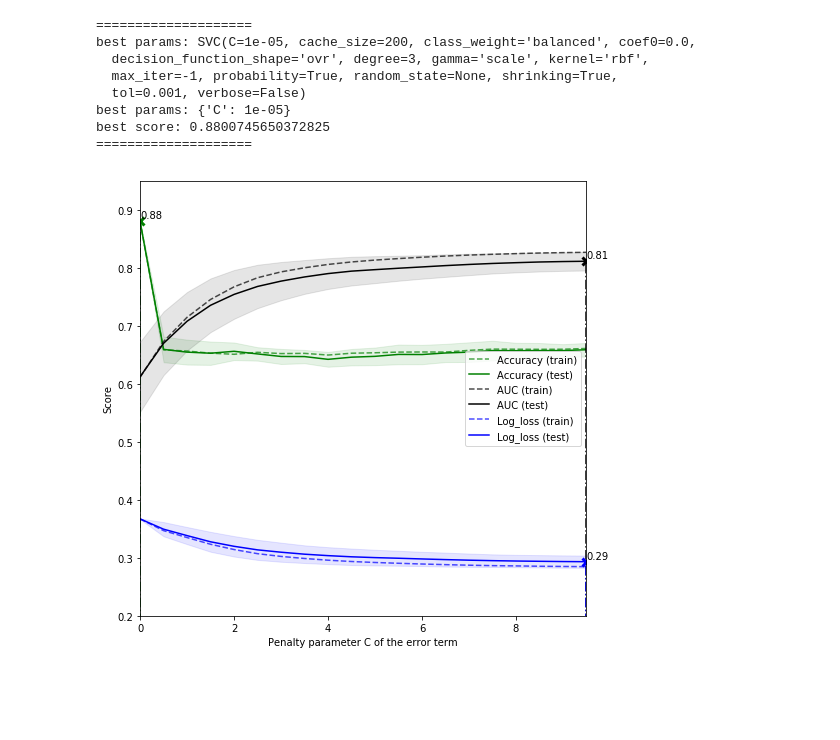
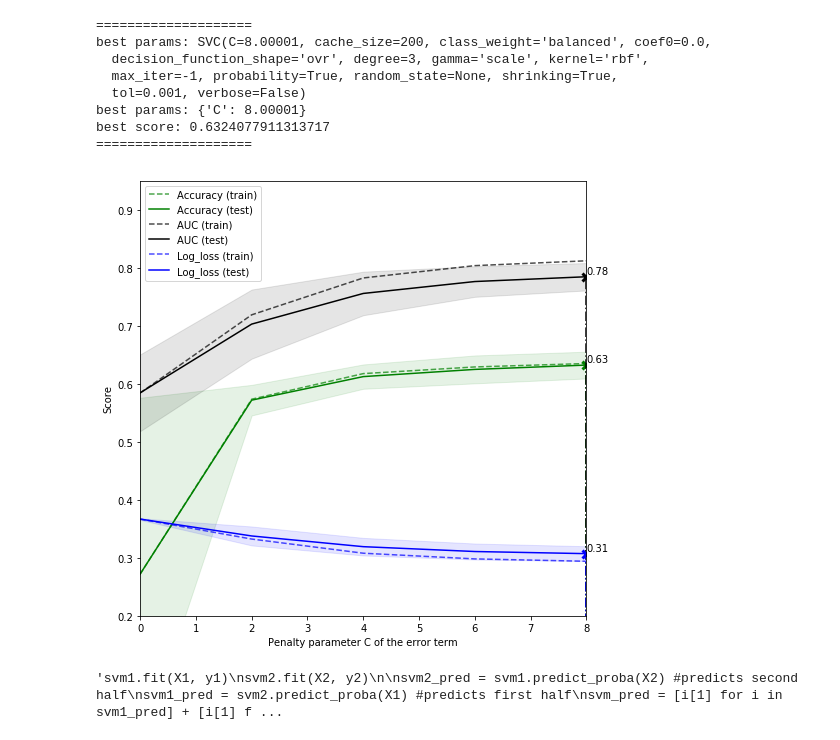
Before and after one commit to laksannathan/maximal-representative-sampling, a Jupyter notebook: src/Discriminative Learning For MRS.ipynb, the cells around one changed output. Saved outputs shown, nothing was run; the diff lists cells and outputs as text; code cells hidden in the pictures; blank space fills up the shorter version.

```diff
--- a/src/Discriminative Learning For MRS.ipynb
+++ b/src/Discriminative Learning For MRS.ipynb
@@ -39,12 +39,13 @@ gesis.drop(columns=drop, axis=1, inplace=True)
 
 df = pd.concat([gesis, gbs])
 df.to_csv(os.path.join(path, 'data/gbs_and_gesis.csv'), encoding = "ISO-8859-1", index= False)
-#df1 = pd.concat([gesis.head(2124), gbs.head(289)])
+df1 = pd.concat([gesis.head(2124), gbs.head(289)])
+df2 = pd.concat([gesis.tail(2125), gbs.tail(290)])
 # %%
 #grid search code from: https://www.kaggle.com/mnassrib/titanic-logistic-regression-with-python
 
-y = df.Umfrage
-X = df.drop(columns=['Umfrage'], axis=1).copy()
+y = df1.Umfrage
+X = df1.drop(columns=['Umfrage'], axis=1).copy()
 
 param_grid = {'C': np.arange(1e-05, 3, 0.1)}
 scoring = {'Accuracy': 'accuracy', 'AUC': 'roc_auc', 'Log_loss': 'neg_log_loss'}
@@ -115,10 +116,11 @@ best score: 0.6988400994200498
 
 from sklearn import svm
 
-y = df.Umfrage
-X = df.drop(columns=['Umfrage'], axis=1).copy()
+y = df1.Umfrage
+X = df1.drop(columns=['Umfrage'], axis=1).copy()
 
-param_grid = {'C': np.arange(1e-05, 10, 0.5)}
+#param_grid = {'C': np.arange(1e-05, 10, 0.1)}
+param_grid = {'C': np.arange(1e-05, 10, 2)}
 scoring = {'Accuracy': 'accuracy', 'AUC': 'roc_auc', 'Log_loss': 'neg_log_loss'}
 
 gs = GridSearchCV(svm.SVC(gamma='scale', class_weight='balanced', probability=True), return_train_score=True,
@@ -151,34 +153,34 @@ for scorer, color in zip(list(scoring.keys()), ['g', 'k', 'b']):
         sample_score_mean = -results['mean_%s_%s' % (sample, scorer)] if scoring[scorer]=='neg_log_loss' else results['mean_%s_%s' % (sample, scorer)]
         sample_score_std = results['std_%s_%s' % (sample, scorer)]
         ax.fill_between(X_axis, sample_score_mean - sample_score_std,
                         sample_score_mean + sample_score_std,
                         alpha=0.1 if sample == 'test' else 0, color=color)
         ax.plot(X_axis, sample_score_mean, style, color=color,
                 alpha=1 if sample == 'test' else 0.7,
                 label="%s (%s)" % (scorer, sample))
 
     best_index = np.nonzero(results['rank_test_%s' % scorer] == 1)[0][0]
     best_score = -results['mean_test_%s' % scorer][best_index] if scoring[scorer]=='neg_log_loss' else results['mean_test_%s' % scorer][best_index]
 
     # Plot a dotted vertical line at the best score for that scorer marked by x
     ax.plot([X_axis[best_index], ] * 2, [0, best_score],
             linestyle='-.', color=color, marker='x', markeredgewidth=3, ms=8)
 
     # Annotate the best score for that scorer
     ax.annotate("%0.2f" % best_score,
                 (X_axis[best_index], best_score + 0.005))
 
 plt.legend(loc="best")
 plt.grid('off')
 plt.savefig(os.path.join(path, 'tex/fig/svm_grid.png'))
 plt.show()
 # %% [output]
 ====================
-best params: SVC(C=1e-05, cache_size=200, class_weight='balanced', coef0=0.0,
+best params: SVC(C=8.00001, cache_size=200, class_weight='balanced', coef0=0.0,
   decision_function_shape='ovr', degree=3, gamma='scale', kernel='rbf',
   max_iter=-1, probability=True, random_state=None, shrinking=True,
   tol=0.001, verbose=False)
-best params: {'C': 1e-05}
-best score: 0.8800745650372825
+best params: {'C': 8.00001}
+best score: 0.6324077911313717
 ====================
-[figure, old version]
+[figure, new version]
@@ -184,0 +193,22 @@ best score: 0.8800745650372825
+# %%
+y1 = df1.Umfrage
+X1 = df1.drop(columns=['Umfrage'], axis=1).copy()
+
+y2 = df2.Umfrage
+X2 = df2.drop(columns=['Umfrage'], axis=1).copy()
+
+lg1.fit(X1, y1)
+lg2.fit(X2, y2)
+
+lg2_pred = lg1.predict_proba(X2) #predicts second half
+lg1_pred = lg2.predict_proba(X1) #predicts first half
+lg_pred = [i[1] for i in lg1_pred] + [i[1] for i in lg2_pred]
+
+'''svm1.fit(X1, y1)
+svm2.fit(X2, y2)
+
+svm2_pred = svm1.predict_proba(X2) #predicts second half
+svm1_pred = svm2.predict_proba(X1) #predicts first half
+svm_pred = [i[1] for i in svm1_pred] + [i[1] for i in svm2_pred]'''
+# %% [output]
+'svm1.fit(X1, y1)\nsvm2.fit(X2, y2)\n\nsvm2_pred = svm1.predict_proba(X2) #predicts second half\nsvm1_pred = svm2.predict_proba(X1) #predicts first half\nsvm_pred = [i[1] for i in svm1_pred] + [i[1] f ...
```
Also changed, not shown: parts of 3 cells of this notebook.
